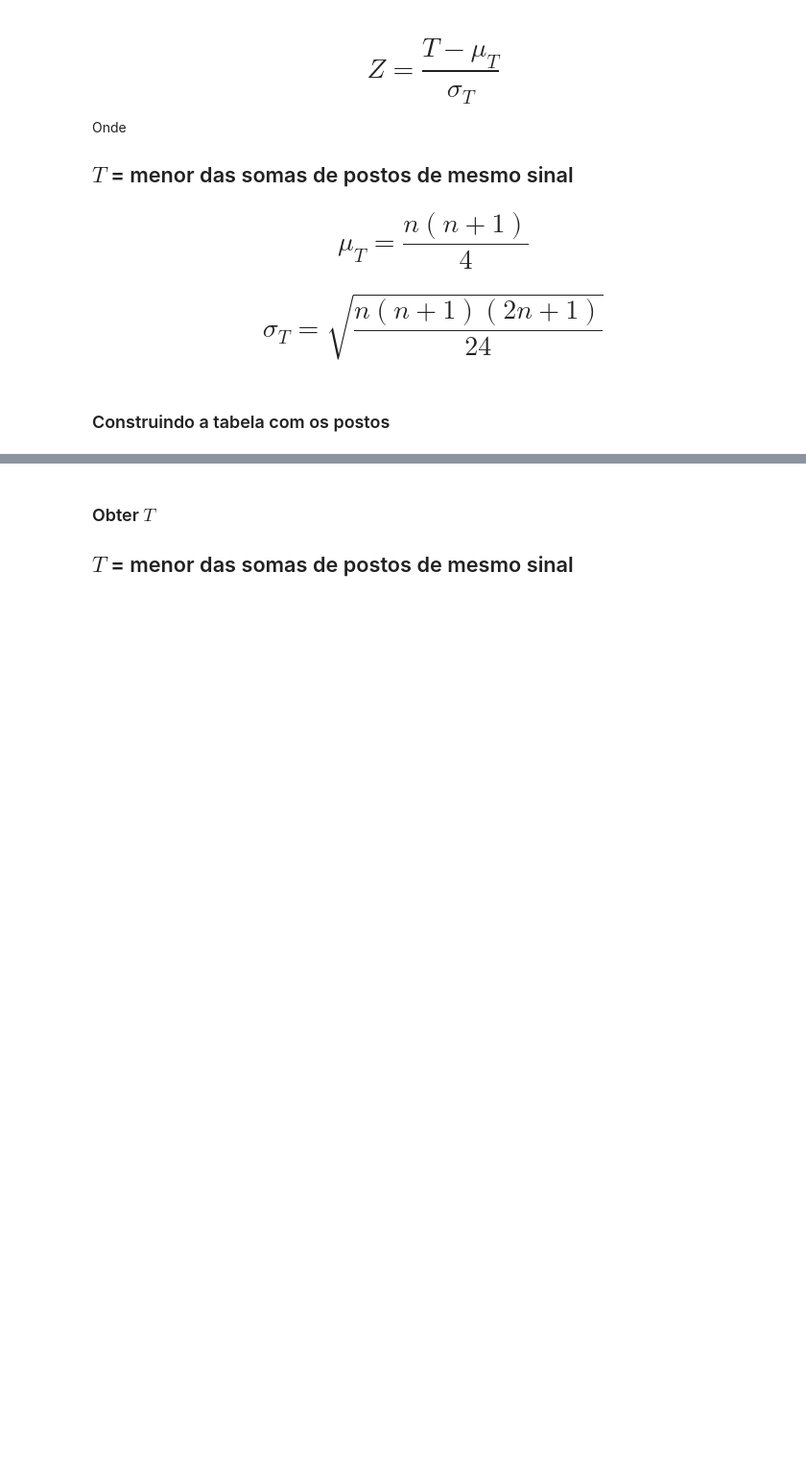
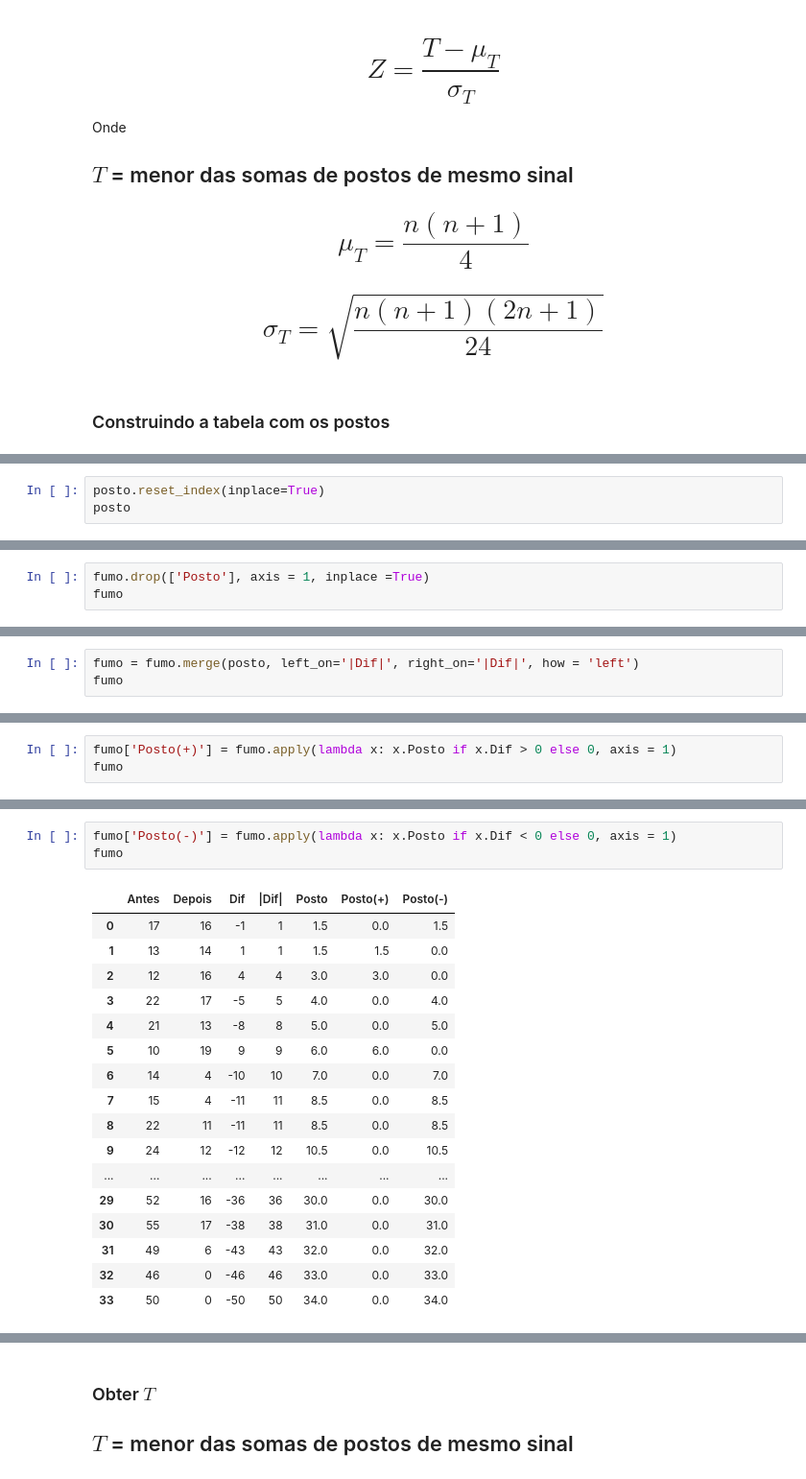
Before and after one commit to MariaEduarda-Ciarini/PythonProjetin, a Jupyter notebook: Data Science Python/Curso_de_Estatística_Parte_3.ipynb, the cells around one changed output, grey strips where cells are left out. Shown at 96% size. Drawn from its saved outputs; the diff is of its cells as text; blank space fills up the shorter version.

```diff
--- a/Data Science Python/Curso_de_Estatística_Parte_3.ipynb
+++ b/Data Science Python/Curso_de_Estatística_Parte_3.ipynb
@@ -1081,0 +1241,3 @@ Onde
+# %%
+posto.reset_index(inplace=True)
+posto
@@ -1081,0 +1262,3 @@ Onde
+# %%
+fumo.drop(['Posto'], axis = 1, inplace =True)
+fumo
@@ -1081,0 +1283,3 @@ Onde
+# %%
+fumo = fumo.merge(posto, left_on='|Dif|', right_on='|Dif|', how = 'left')
+fumo
@@ -1081,0 +1304,3 @@ Onde
+# %%
+fumo['Posto(+)'] = fumo.apply(lambda x: x.Posto if x.Dif > 0 else 0, axis = 1)
+fumo
@@ -1081,0 +1325,21 @@ Onde
+# %%
+fumo['Posto(-)'] = fumo.apply(lambda x: x.Posto if x.Dif < 0 else 0, axis = 1)
+fumo
+# %% [output]
+|  | Antes | Depois | Dif | |Dif| | Posto | Posto(+) | Posto(-) |
+| 0 | 17 | 16 | -1 | 1 | 1.5 | 0.0 | 1.5 |
+| 1 | 13 | 14 | 1 | 1 | 1.5 | 1.5 | 0.0 |
+| 2 | 12 | 16 | 4 | 4 | 3.0 | 3.0 | 0.0 |
+| 3 | 22 | 17 | -5 | 5 | 4.0 | 0.0 | 4.0 |
+| 4 | 21 | 13 | -8 | 8 | 5.0 | 0.0 | 5.0 |
+| 5 | 10 | 19 | 9 | 9 | 6.0 | 6.0 | 0.0 |
+| 6 | 14 | 4 | -10 | 10 | 7.0 | 0.0 | 7.0 |
+| 7 | 15 | 4 | -11 | 11 | 8.5 | 0.0 | 8.5 |
+| 8 | 22 | 11 | -11 | 11 | 8.5 | 0.0 | 8.5 |
+| 9 | 24 | 12 | -12 | 12 | 10.5 | 0.0 | 10.5 |
+| ... | ... | ... | ... | ... | ... | ... | ... |
+| 29 | 52 | 16 | -36 | 36 | 30.0 | 0.0 | 30.0 |
+| 30 | 55 | 17 | -38 | 38 | 31.0 | 0.0 | 31.0 |
+| 31 | 49 | 6 | -43 | 43 | 32.0 | 0.0 | 32.0 |
+| 32 | 46 | 0 | -46 | 46 | 33.0 | 0.0 | 33.0 |
+| 33 | 50 | 0 | -50 | 50 | 34.0 | 0.0 | 34.0 |
```
Also changed, not shown: parts of 58 cells of this notebook.
